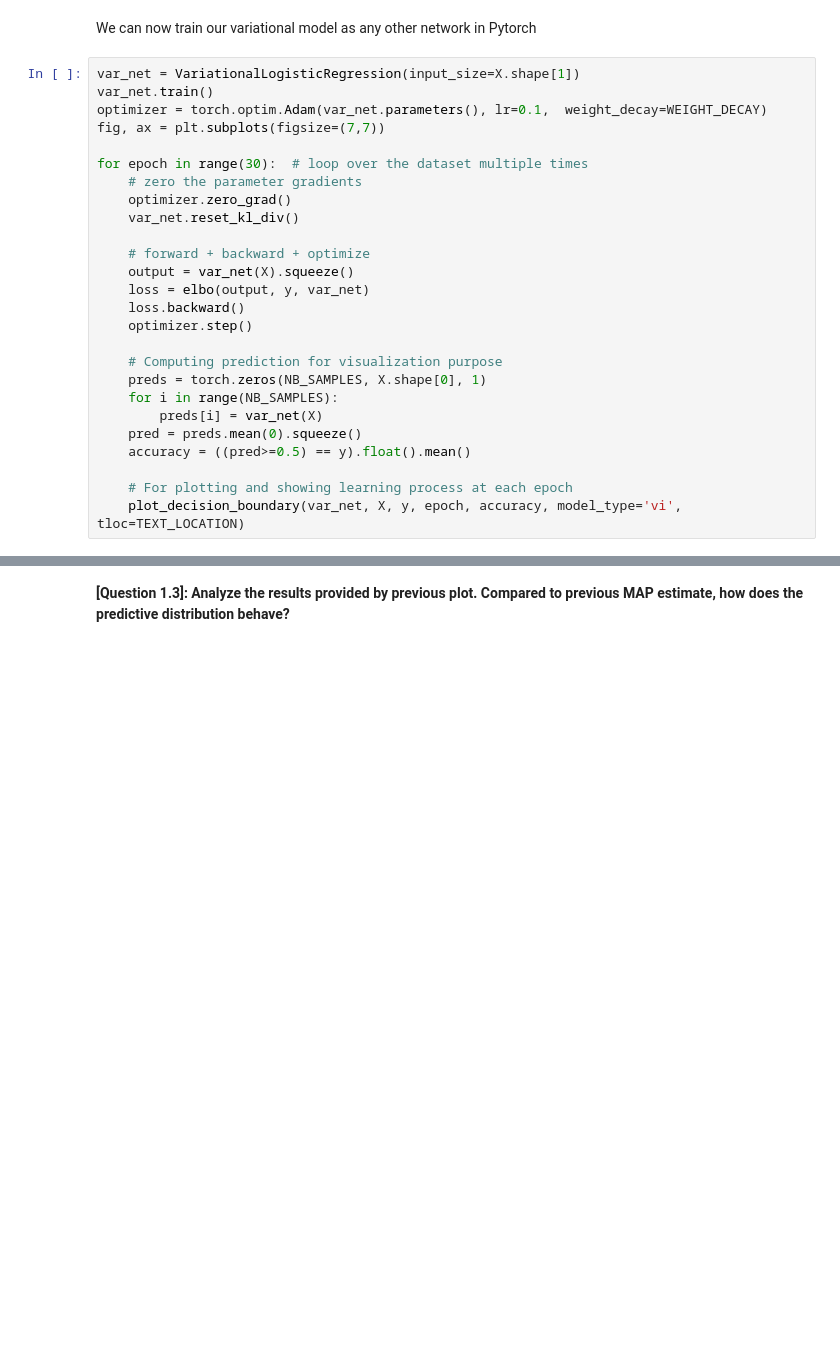
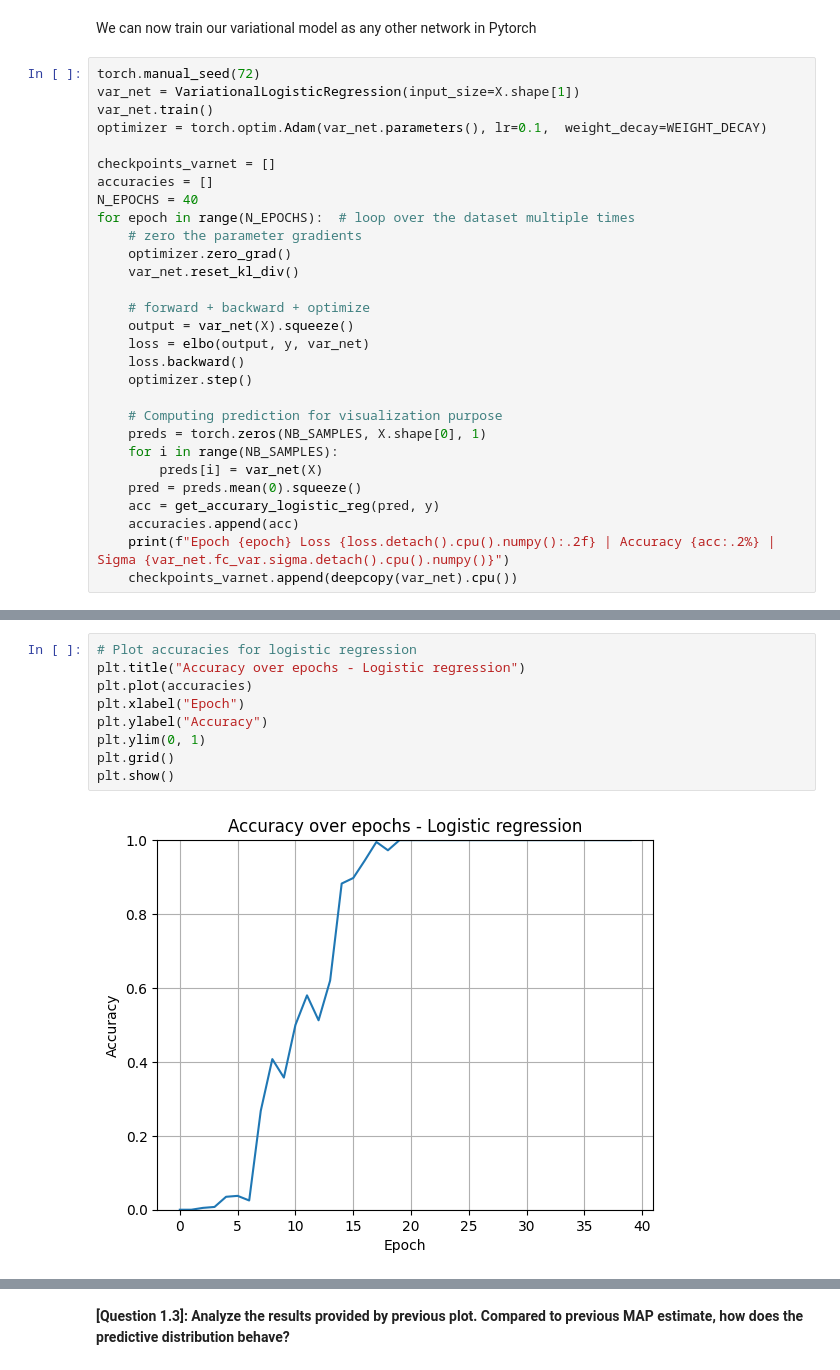
Before and after one commit to balthazarneveu/MVA23_DEEP_LEARNING_THEORY_FOUNDATIONS, a Jupyter notebook: TP2_Approximate_Inference.ipynb, the cells around one changed output, grey strips where cells are left out. Saved outputs shown, nothing was run; the diff lists cells and outputs as text; blank space fills up the shorter version.

Commit message:
initiate TP2 VI logistic

```diff
--- a/TP2_Approximate_Inference.ipynb
+++ b/TP2_Approximate_Inference.ipynb
@@ -518,12 +549,15 @@ def elbo(input, target, model):
 # %% [markdown]
 We can now train our variational model as any other network in Pytorch
 # %%
+torch.manual_seed(72)
 var_net = VariationalLogisticRegression(input_size=X.shape[1])
 var_net.train()
 optimizer = torch.optim.Adam(var_net.parameters(), lr=0.1,  weight_decay=WEIGHT_DECAY)
-fig, ax = plt.subplots(figsize=(7,7))
 
-for epoch in range(30):  # loop over the dataset multiple times
+checkpoints_varnet = []
+accuracies = []
+N_EPOCHS = 40
+for epoch in range(N_EPOCHS):  # loop over the dataset multiple times
     # zero the parameter gradients
     optimizer.zero_grad()
     var_net.reset_kl_div()
@@ -539,7 +573,7 @@ for epoch in range(30):  # loop over the dataset multiple times
     for i in range(NB_SAMPLES):
         preds[i] = var_net(X)
     pred = preds.mean(0).squeeze()
-    accuracy = ((pred>=0.5) == y).float().mean()
-
-    # For plotting and showing learning process at each epoch
-    plot_decision_boundary(var_net, X, y, epoch, accuracy, model_type='vi', tloc=TEXT_LOCATION)
+    acc = get_accurary_logistic_reg(pred, y)
+    accuracies.append(acc)
+    print(f"Epoch {epoch} Loss {loss.detach().cpu().numpy():.2f} | Accuracy {acc:.2%} | Sigma {var_net.fc_var.sigma.detach().cpu().numpy()}")
+    checkpoints_varnet.append(deepcopy(var_net).cpu())
@@ -545,0 +583,11 @@ for epoch in range(30):  # loop over the dataset multiple times
+# %%
+# Plot accuracies for logistic regression
+plt.title("Accuracy over epochs - Logistic regression")
+plt.plot(accuracies)
+plt.xlabel("Epoch")
+plt.ylabel("Accuracy")
+plt.ylim(0, 1)
+plt.grid()
+plt.show()
+# %% [output]
+[figure, added]
```
Also changed, not shown: parts of 17 cells of this notebook, 4 other files.
